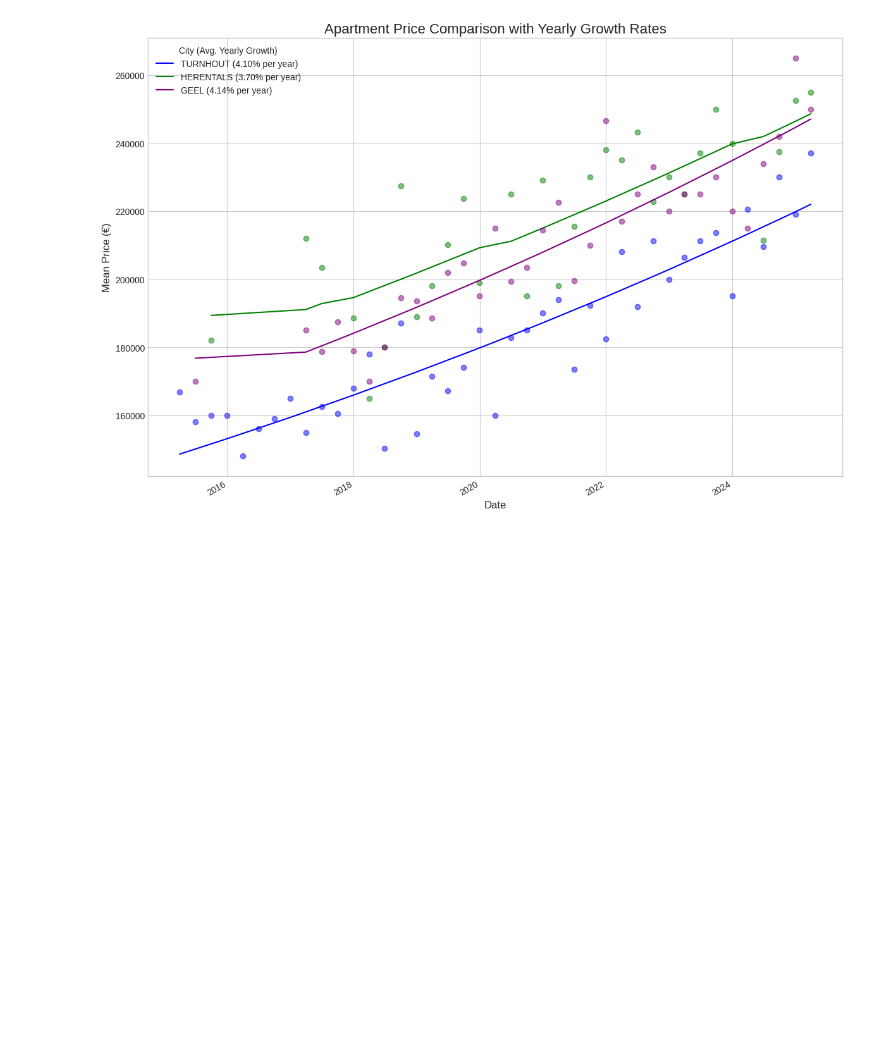
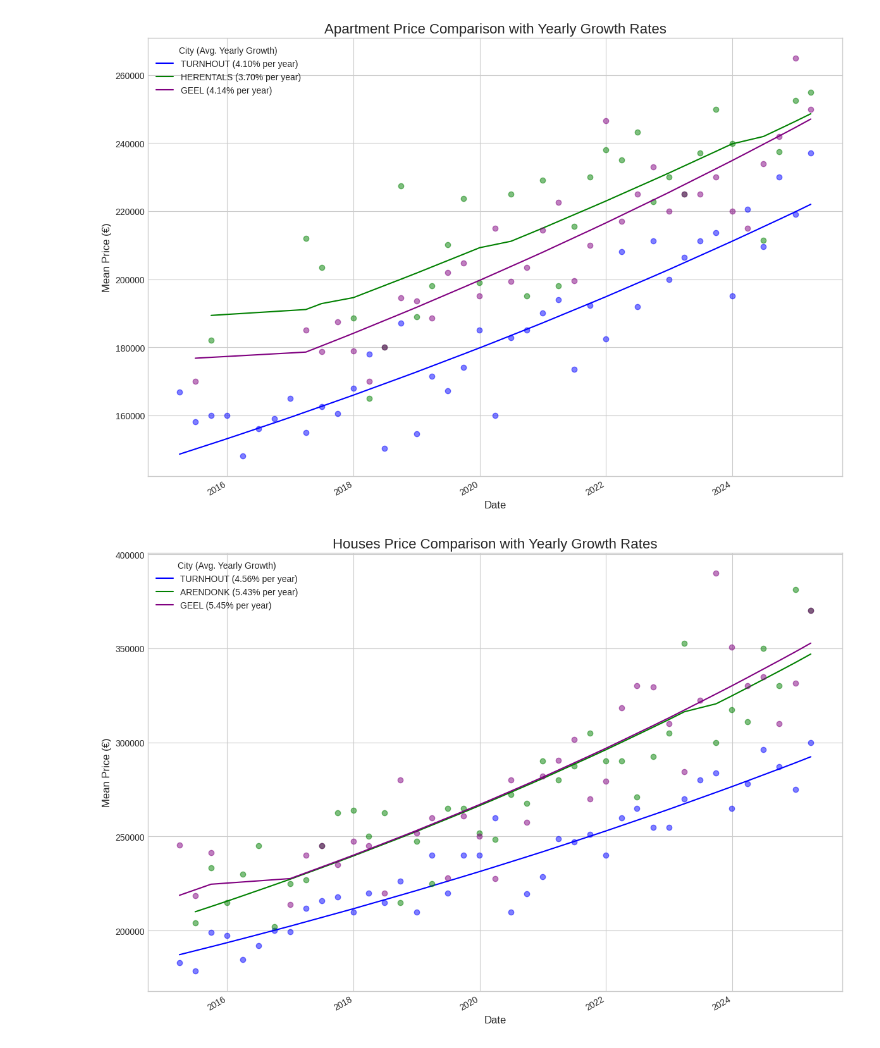
Before and after one commit to RubenPeeters/vastgoed-analysis, a Jupyter notebook: notebooks/kempen_vastgoed.ipynb, the cells around one changed output. Saved outputs shown, nothing was run; the diff lists cells and outputs as text; code cells hidden in the pictures; blank space fills up the shorter version.

Commit message:
Houses

```diff
--- a/notebooks/kempen_vastgoed.ipynb
+++ b/notebooks/kempen_vastgoed.ipynb
@@ -367,3 +425,12 @@ plt.savefig(cwd.parent / "figures" /f'{"_".join(cities_to_compare)}_last_10_year
 plt.show()
 # %% [output]
 [figure]
+# %%
+cities_to_compare = ['TURNHOUT', 'ARENDONK', 'GEEL']
+fig, ax = compare_yearly_growth_houses(df, cities_to_compare, colors, offset=10)
+
+plt.tight_layout()
+plt.savefig(cwd.parent / "figures" /f'{"_".join(cities_to_compare)}_houses_last_10_years.png')
+plt.show()
+# %% [output]
+[figure, added]
```
Also changed, not shown: parts of 9 cells of this notebook, 3 other files.
